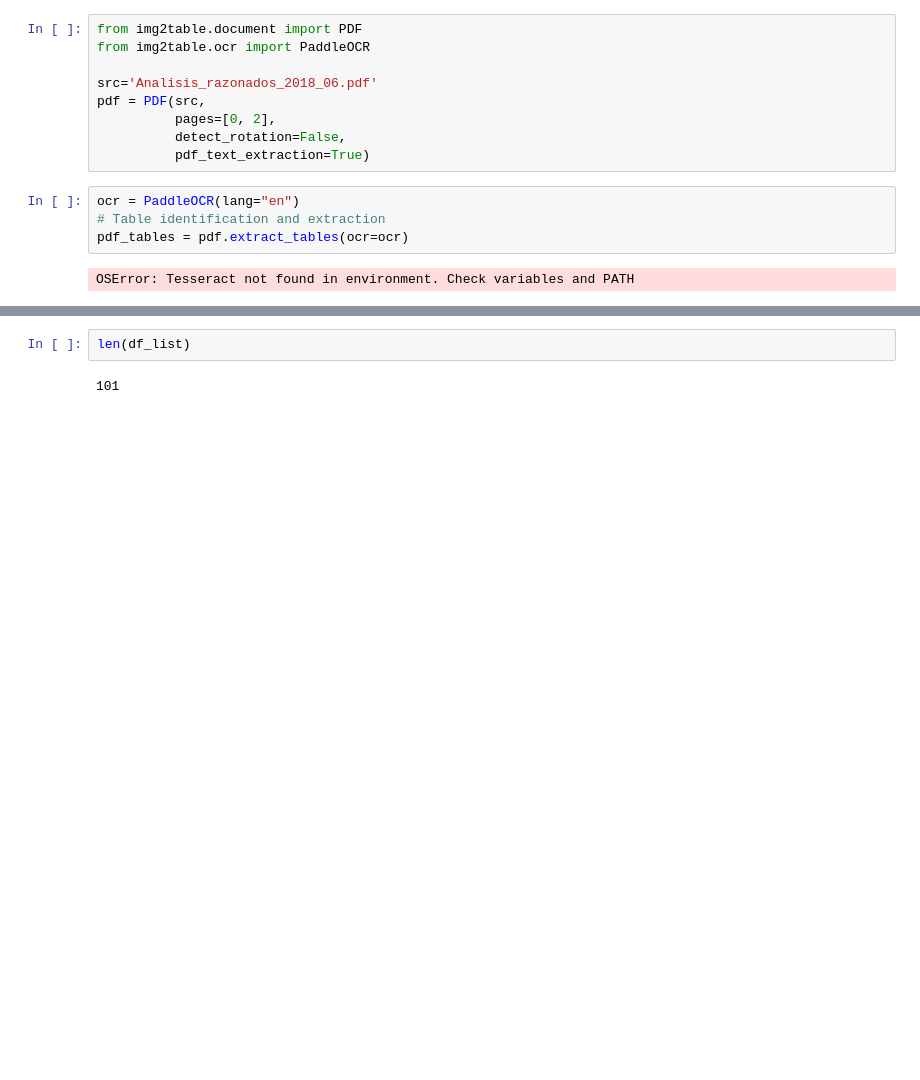
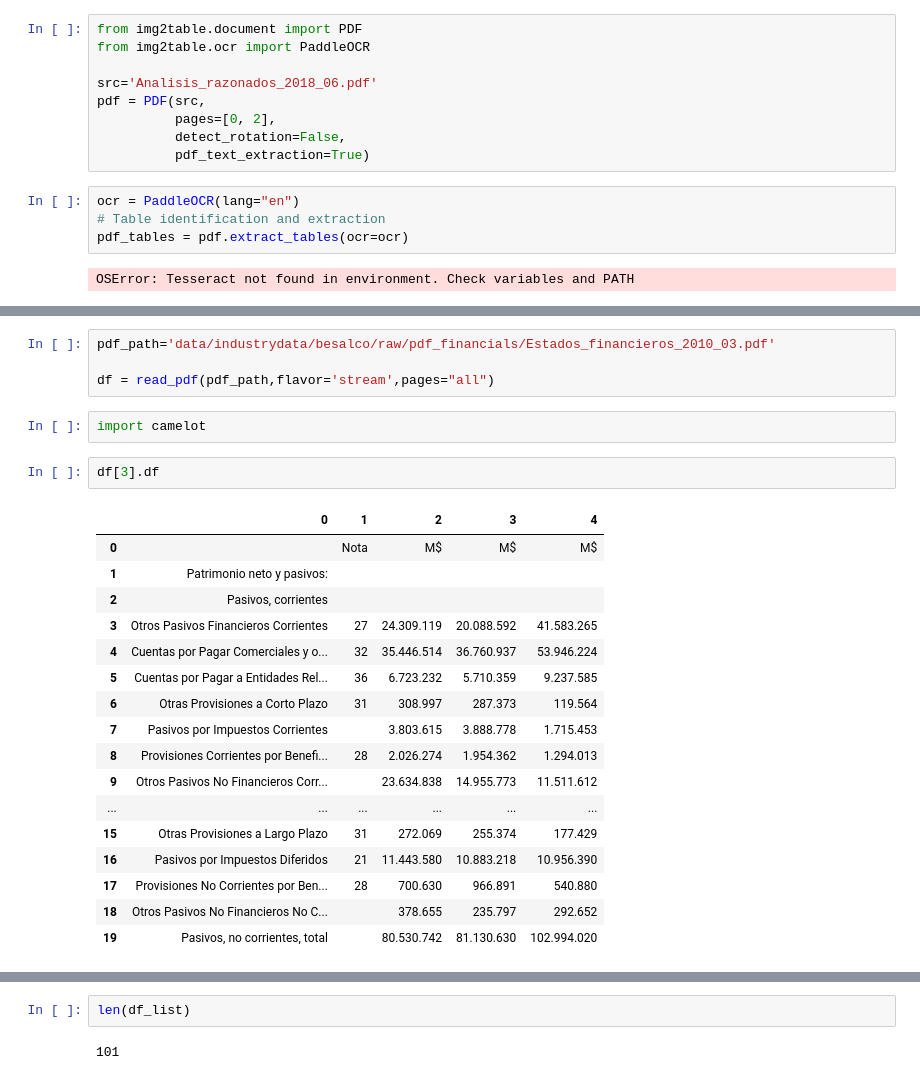
Before and after one commit to atagle123/LV_project, a Jupyter notebook: test.ipynb, the cells around one changed output, grey strips where cells are left out. Drawn from its saved outputs; the diff is of its cells as text; blank space fills up the shorter version.

```diff
--- a/test.ipynb
+++ b/test.ipynb
@@ -348,3 +349,29 @@ class PDF_tables(BasePDFclass):
 
     def download_table(self,path,table_name): # ver como seleccionar una tabla para descargar...
         raise NotImplementedError
+# %%
+pdf_path='data/industrydata/besalco/raw/pdf_financials/Estados_financieros_2010_03.pdf'
+
+df = read_pdf(pdf_path,flavor='stream',pages="all")
+# %%
+import camelot
+# %%
+df[3].df
+# %% [output]
+|  | 0 | 1 | 2 | 3 | 4 |
+| 0 |  | Nota | M$ | M$ | M$ |
+| 1 | Patrimonio neto y pasivos: |  |  |  |  |
+| 2 | Pasivos, corrientes |  |  |  |  |
+| 3 | Otros Pasivos Financieros Corrientes | 27 | 24.309.119 | 20.088.592 | 41.583.265 |
+| 4 | Cuentas por Pagar Comerciales y o... | 32 | 35.446.514 | 36.760.937 | 53.946.224 |
+| 5 | Cuentas por Pagar a Entidades Rel... | 36 | 6.723.232 | 5.710.359 | 9.237.585 |
+| 6 | Otras Provisiones a Corto Plazo | 31 | 308.997 | 287.373 | 119.564 |
+| 7 | Pasivos por Impuestos Corrientes |  | 3.803.615 | 3.888.778 | 1.715.453 |
+| 8 | Provisiones Corrientes por Benefi... | 28 | 2.026.274 | 1.954.362 | 1.294.013 |
+| 9 | Otros Pasivos No Financieros Corr... |  | 23.634.838 | 14.955.773 | 11.511.612 |
+| ... | ... | ... | ... | ... | ... |
+| 15 | Otras Provisiones a Largo Plazo | 31 | 272.069 | 255.374 | 177.429 |
+| 16 | Pasivos por Impuestos Diferidos | 21 | 11.443.580 | 10.883.218 | 10.956.390 |
+| 17 | Provisiones No Corrientes por Ben... | 28 | 700.630 | 966.891 | 540.880 |
+| 18 | Otros Pasivos No Financieros No C... |  | 378.655 | 235.797 | 292.652 |
+| 19 | Pasivos, no corrientes, total |  | 80.530.742 | 81.130.630 | 102.994.020 |
```
Also changed, not shown: parts of 3 cells of this notebook.
